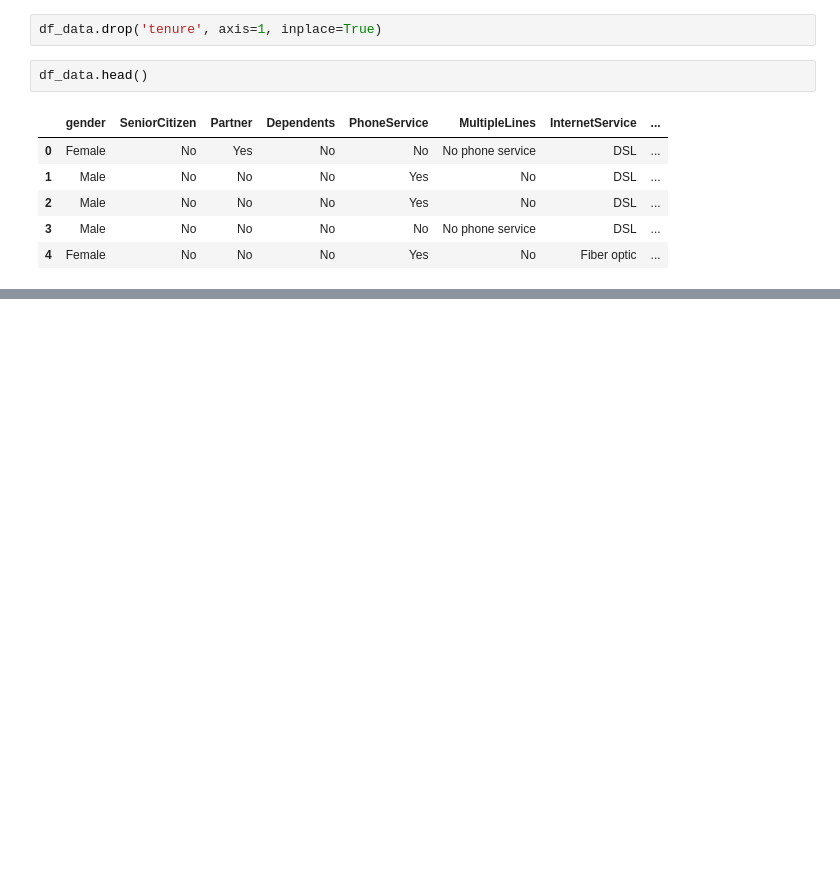
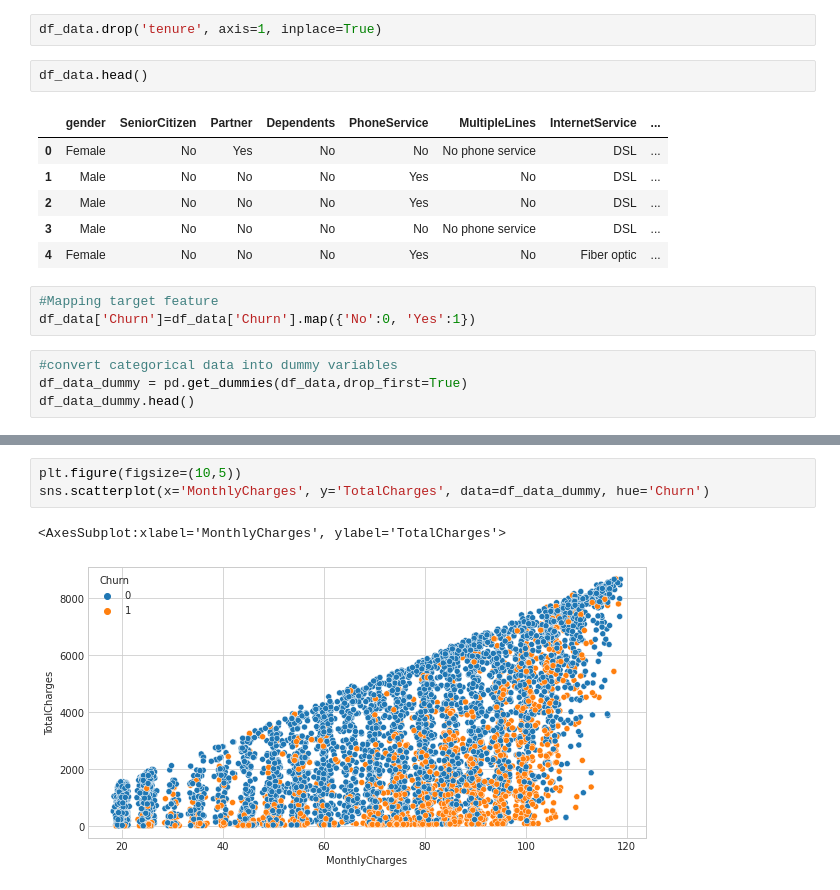
Before and after one commit to ParisRohan/AES-128-bit-Key-size-, a Jupyter notebook: customer-churn-prediction.ipynb, the cells around one changed output, grey strips where cells are left out. Drawn from its saved outputs; the diff is of its cells as text; blank space fills up the shorter version.

Commit message:
Kaggle Notebook | customer_churn_prediction | Version 5

```diff
--- a/customer-churn-prediction.ipynb
+++ b/customer-churn-prediction.ipynb
@@ -231,3 +239,10 @@ df_data.head()
 | 2 | Male | No | No | No | Yes | No | DSL | ... |
 | 3 | Male | No | No | No | No | No phone service | DSL | ... |
 | 4 | Female | No | No | No | Yes | No | Fiber optic | ... |
+# %%
+#Mapping target feature
+df_data['Churn']=df_data['Churn'].map({'No':0, 'Yes':1})
+# %%
+#convert categorical data into dummy variables
+df_data_dummy = pd.get_dummies(df_data,drop_first=True)
+df_data_dummy.head()
@@ -233,0 +256,6 @@ df_data.head()
+# %%
+plt.figure(figsize=(10,5))
+sns.scatterplot(x='MonthlyCharges', y='TotalCharges', data=df_data_dummy, hue='Churn')
+# %% [output]
+<AxesSubplot:xlabel='MonthlyCharges', ylabel='TotalCharges'>
+[figure, added]
```
Also changed, not shown: parts of 14 cells of this notebook.
